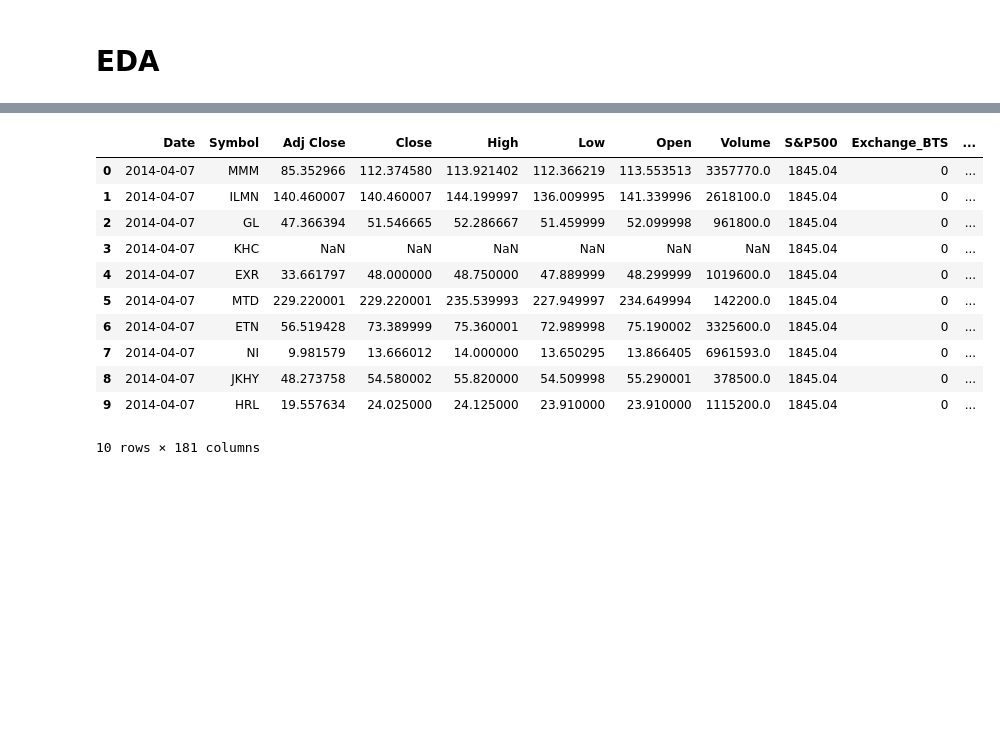
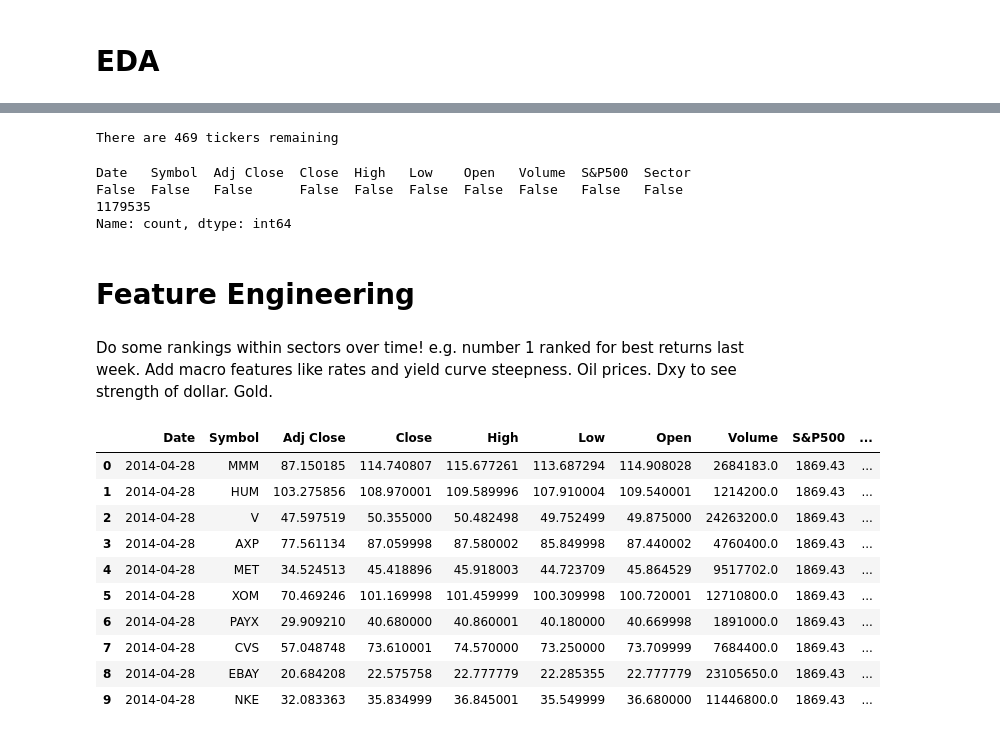
Before and after one commit to ed-churchill/ibm-ml-certificate, a Jupyter notebook: ibm-classification-feature-engineering.ipynb, the cells around one changed output, grey strips where cells are left out. Cells and saved outputs as stored; diff of their text form; code cells hidden in the pictures; blank space fills up the shorter version.

Commit message:
Kaggle Notebook | IBM Classification: Feature Engineering | Version 8

```diff
--- a/ibm-classification-feature-engineering.ipynb
+++ b/ibm-classification-feature-engineering.ipynb
@@ -149,26 +167,0 @@ False
-# %%
-# Join index table onto stocks table
-df = stocks.merge(
-    right=index,
-    how='left',
-    left_on='Date',
-    right_on='Date'
-)
-
-# Join companies table onto stocks and index table
-df = df.merge(
-    right=companies[['Symbol', 'Exchange', 'Sector', 'Industry', 'State']],
-    how='left',
-    left_on='Symbol',
-    right_on='Symbol'
-)
-
-# Drop dates before 3rd April 2014 (as there is no S&P value data for these dates)
-df = df[df['Date'] >= pd.to_datetime('2014-04-07')].reset_index(drop=True)
-
-# Order by date for ease
-df.sort_values(
-    by='Date',
-    inplace=True,
-    ignore_index=True
-)
@@ -198,26 +216,51 @@ df.pivot(index='Date', columns='Symbol', values=['Volume']).median(axis=1).plot(
+# %%
+# Get df of first date
+first_date = df['Date'].min()
+mask = df['Date'] == first_date
+first_date_df = df[mask]
+
+# Get tickers with no data in numeircal columns at first date
+numerical_cols = ['Adj Close', 'Close', 'High', 'Low', 'Open', 'Volume', 'S&P500']
+symbols_with_nans = first_date_df[first_date_df[numerical_cols].isnull().any(axis=1)]['Symbol']
+symbols_with_nans
+
+# Drop tickers that don't have data at the start
+df = df[~df['Symbol'].isin(symbols_with_nans)]
+
+# Print number of names left. Confirm there are no nulls left
+print(f"There are {len(df['Symbol'].unique())} tickers remaining")
+df.isnull().value_counts()
+# %% [output]
+There are 469 tickers remaining
+Date   Symbol  Adj Close  Close  High   Low    Open   Volume  S&P500  Sector
+False  False   False      False  False  False  False  False   False   False     1179535
+Name: count, dtype: int64
+# %% [markdown]
+# Feature Engineering
+# %% [markdown]
+ Do some rankings within sectors over time! e.g. number 1 ranked for best returns last week. Add macro features like rates and yield curve steepness. Oil prices. Dxy to see strength of dollar. Gold.
 # %%
 # One hot encode categorical features
-categorical_cols = ['Exchange', 'Sector', 'Industry', 'State']
+categorical_cols = ['Sector']
 df = pd.get_dummies(
     data=df,
     columns=categorical_cols,
     dtype=int
 )
 
 df.head(10)
 # %% [output]
-|  | Date | Symbol | Adj Close | Close | High | Low | Open | Volume | S&P500 | Exchange_BTS | ... |
-| 0 | 2014-04-07 | MMM | 85.352966 | 112.374580 | 113.921402 | 112.366219 | 113.553513 | 3357770.0 | 1845.04 | 0 | ... |
-| 1 | 2014-04-07 | ILMN | 140.460007 | 140.460007 | 144.199997 | 136.009995 | 141.339996 | 2618100.0 | 1845.04 | 0 | ... |
-| 2 | 2014-04-07 | GL | 47.366394 | 51.546665 | 52.286667 | 51.459999 | 52.099998 | 961800.0 | 1845.04 | 0 | ... |
-| 3 | 2014-04-07 | KHC | NaN | NaN | NaN | NaN | NaN | NaN | 1845.04 | 0 | ... |
-| 4 | 2014-04-07 | EXR | 33.661797 | 48.000000 | 48.750000 | 47.889999 | 48.299999 | 1019600.0 | 1845.04 | 0 | ... |
-| 5 | 2014-04-07 | MTD | 229.220001 | 229.220001 | 235.539993 | 227.949997 | 234.649994 | 142200.0 | 1845.04 | 0 | ... |
-| 6 | 2014-04-07 | ETN | 56.519428 | 73.389999 | 75.360001 | 72.989998 | 75.190002 | 3325600.0 | 1845.04 | 0 | ... |
-| 7 | 2014-04-07 | NI | 9.981579 | 13.666012 | 14.000000 | 13.650295 | 13.866405 | 6961593.0 | 1845.04 | 0 | ... |
-| 8 | 2014-04-07 | JKHY | 48.273758 | 54.580002 | 55.820000 | 54.509998 | 55.290001 | 378500.0 | 1845.04 | 0 | ... |
-| 9 | 2014-04-07 | HRL | 19.557634 | 24.025000 | 24.125000 | 23.910000 | 23.910000 | 1115200.0 | 1845.04 | 0 | ... |
+|  | Date | Symbol | Adj Close | Close | High | Low | Open | Volume | S&P500 | ... |
+| 0 | 2014-04-28 | MMM | 87.150185 | 114.740807 | 115.677261 | 113.687294 | 114.908028 | 2684183.0 | 1869.43 | ... |
+| 1 | 2014-04-28 | HUM | 103.275856 | 108.970001 | 109.589996 | 107.910004 | 109.540001 | 1214200.0 | 1869.43 | ... |
+| 2 | 2014-04-28 | V | 47.597519 | 50.355000 | 50.482498 | 49.752499 | 49.875000 | 24263200.0 | 1869.43 | ... |
+| 3 | 2014-04-28 | AXP | 77.561134 | 87.059998 | 87.580002 | 85.849998 | 87.440002 | 4760400.0 | 1869.43 | ... |
+| 4 | 2014-04-28 | MET | 34.524513 | 45.418896 | 45.918003 | 44.723709 | 45.864529 | 9517702.0 | 1869.43 | ... |
+| 5 | 2014-04-28 | XOM | 70.469246 | 101.169998 | 101.459999 | 100.309998 | 100.720001 | 12710800.0 | 1869.43 | ... |
+| 6 | 2014-04-28 | PAYX | 29.909210 | 40.680000 | 40.860001 | 40.180000 | 40.669998 | 1891000.0 | 1869.43 | ... |
+| 7 | 2014-04-28 | CVS | 57.048748 | 73.610001 | 74.570000 | 73.250000 | 73.709999 | 7684400.0 | 1869.43 | ... |
+| 8 | 2014-04-28 | EBAY | 20.684208 | 22.575758 | 22.777779 | 22.285355 | 22.777779 | 23105650.0 | 1869.43 | ... |
+| 9 | 2014-04-28 | NKE | 32.083363 | 35.834999 | 36.845001 | 35.549999 | 36.680000 | 11446800.0 | 1869.43 | ... |
-10 rows × 181 columns
 # %%
 # SMAs, EMAs, Stds. Bollinger bands on the adjusted close and volume
 prices = ['Adj Close']
```
Also changed, not shown: parts of 28 cells of this notebook.
